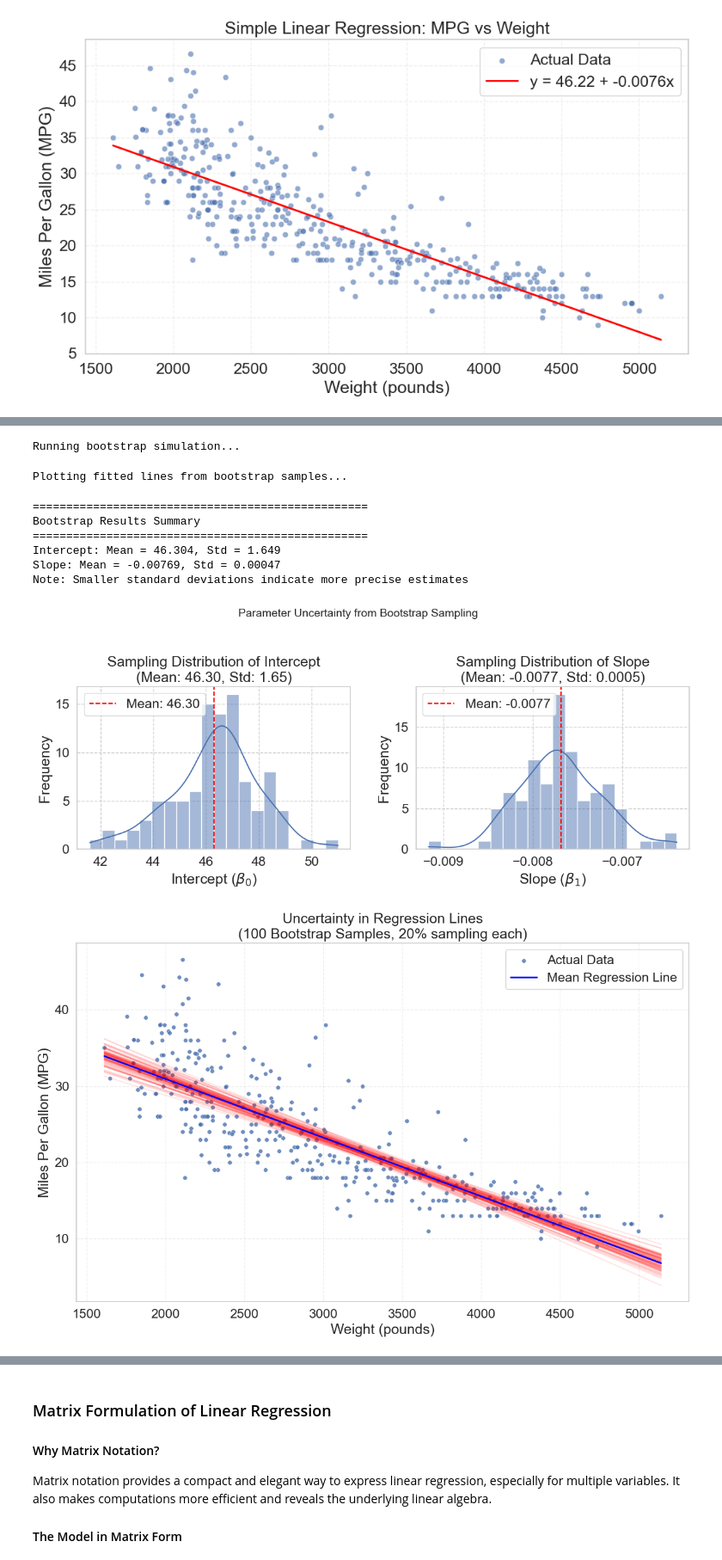
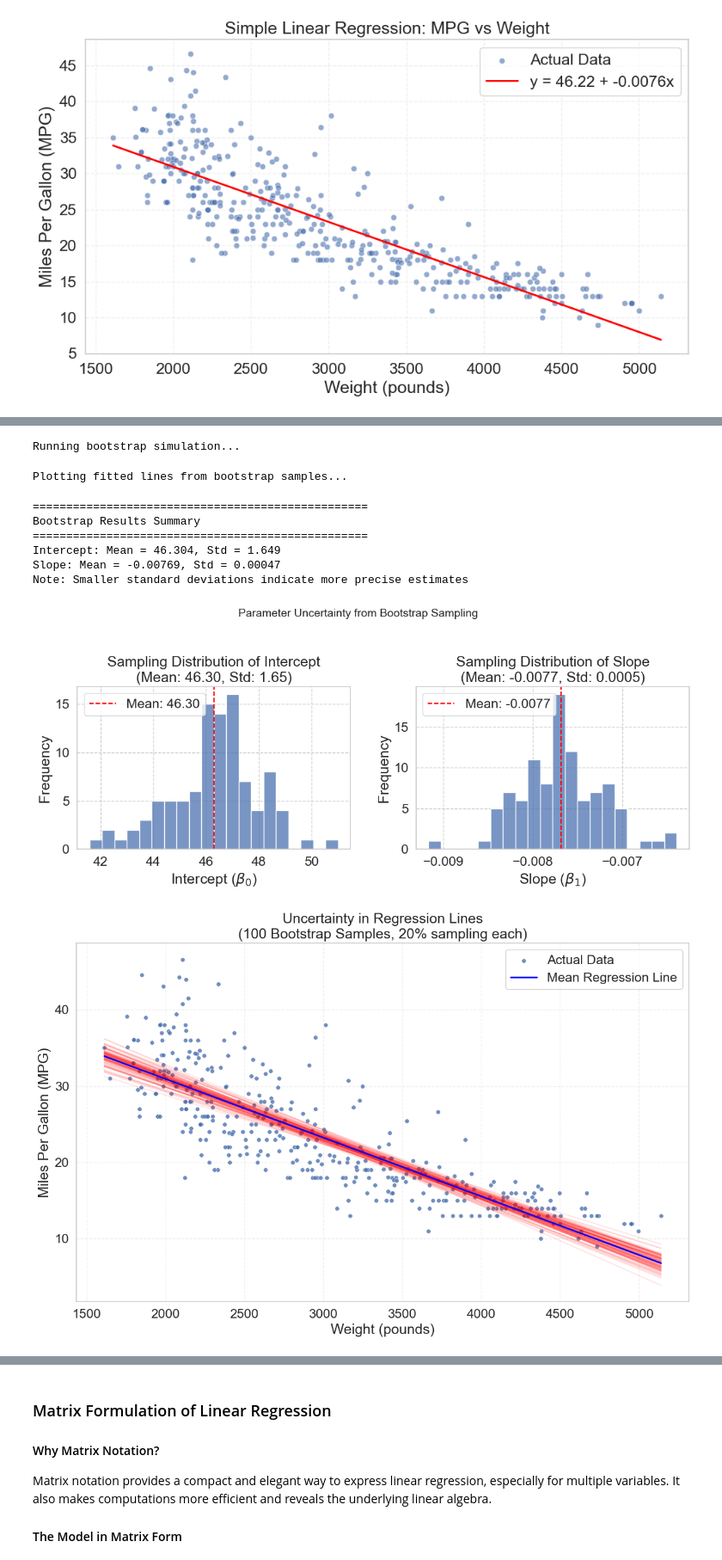
Before and after one commit to changyaochen/MECE4520, a Jupyter notebook: lectures/notebooks/7_linear_regression.ipynb, the cells around one changed output, grey strips where cells are left out. Shown at 86% size. Drawn from its saved outputs; the diff is of its cells as text; code cells hidden in the pictures.

```diff
--- a/lectures/notebooks/7_linear_regression.ipynb
+++ b/lectures/notebooks/7_linear_regression.ipynb
@@ -381,7 +380,7 @@ for _ in tqdm(range(n_trials), desc="Bootstrap samples"):
 fig, axes = plt.subplots(nrows=1, ncols=2, figsize=(12, 5))
 
 # Intercept distribution
-sns.histplot(beta_0s, ax=axes[0], kde=True, bins=20)
+sns.histplot(beta_0s, ax=axes[0], kde=False, bins=20)
 axes[0].axvline(x=np.mean(beta_0s), color="red", linestyle="--", label=f"Mean: {np.mean(beta_0s):.2f}")
 axes[0].set_xlabel("Intercept ($\\beta_0$)")
 axes[0].set_ylabel("Frequency")
@@ -389,7 +388,7 @@ axes[0].set_title(f"Sampling Distribution of Intercept\n(Mean: {np.mean(beta_0s)
 axes[0].legend()
 
 # Slope distribution
-sns.histplot(beta_1s, ax=axes[1], kde=True, bins=20)
+sns.histplot(beta_1s, ax=axes[1], kde=False, bins=20)
 axes[1].axvline(x=np.mean(beta_1s), color="red", linestyle="--", label=f"Mean: {np.mean(beta_1s):.4f}")
 axes[1].set_xlabel("Slope ($\\beta_1$)")
 axes[1].set_ylabel("Frequency")
@@ -417,34 +416,34 @@ sns.scatterplot(x="weight", y="mpg", data=data, alpha=0.8, s=30, label="Actual D
 # Add the mean regression line
 mean_beta_0 = np.mean(beta_0s)
 mean_beta_1 = np.mean(beta_1s)
 plt.plot(x_range, mean_beta_0 + mean_beta_1 * x_range,
          color="blue", linewidth=2, label="Mean Regression Line")
 
 # Labels and title
 plt.xlabel("Weight (pounds)")
 plt.ylabel("Miles Per Gallon (MPG)")
 plt.title("Uncertainty in Regression Lines\n(100 Bootstrap Samples, 20% sampling each)")
 plt.legend()
 plt.grid(True, alpha=0.3)
 plt.tight_layout()
 
 # Print summary statistics
 print(f"\n{'='*50}")
 print("Bootstrap Results Summary")
 print(f"{'='*50}")
 print(f"Intercept: Mean = {np.mean(beta_0s):.3f}, Std = {np.std(beta_0s):.3f}")
 print(f"Slope: Mean = {np.mean(beta_1s):.5f}, Std = {np.std(beta_1s):.5f}")
 print(f"Note: Smaller standard deviations indicate more precise estimates")
 # %% [output]
 Running bootstrap simulation...
 Plotting fitted lines from bootstrap samples...
 ==================================================
 Bootstrap Results Summary
 ==================================================
 Intercept: Mean = 46.304, Std = 1.649
 Slope: Mean = -0.00769, Std = 0.00047
 Note: Smaller standard deviations indicate more precise estimates
-[figure, old version]
+[figure, new version]
 [figure]
 # %% [markdown]
 ### Confidence Intervals and Standard Errors
```
Also changed, not shown: parts of 15 cells of this notebook.
